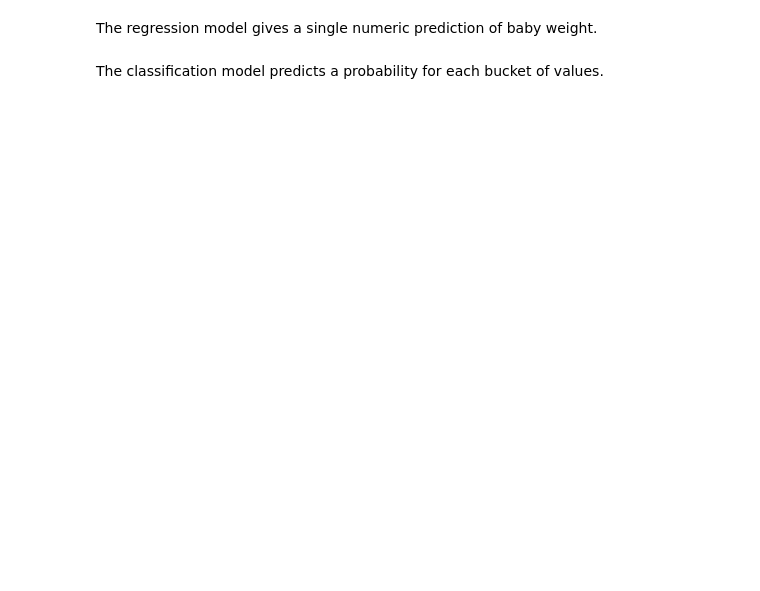
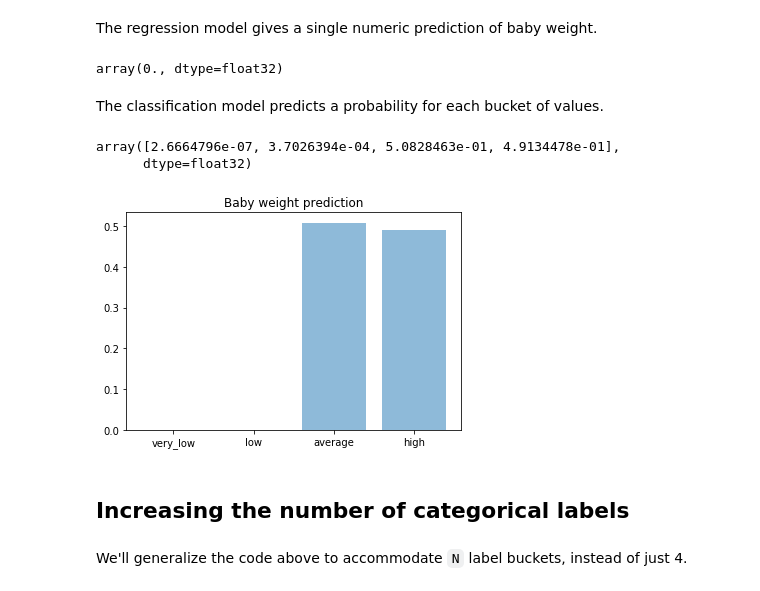
Before and after one commit to heena3443/TinkerWithAI_Git, a Jupyter notebook: Tutorial1.ipynb, the cells around one changed output. Cells and saved outputs as stored; diff of their text form; code cells hidden in the pictures; blank space fills up the shorter version.

```diff
--- a/Tutorial1.ipynb
+++ b/Tutorial1.ipynb
@@ -107,3 +122,5 @@ df = pd.read_csv("./data/babyweight_train.csv")
+# %%
+df = pd.read_csv("babyweight_train.csv")
 # %% [markdown]
 We'll use the same features for both models. But we need to create a categorical weight label for the classification model.
 # %%
@@ -234,0 +241,6 @@ First, train the classification model and examine the validation accuracy.
+# %%
+# train the classifcation model
+cls_model.fit(cls_train_data.batch(50), epochs=1)
+
+val_loss, val_accuracy = cls_model.evaluate(cls_valid_data.batch(X_valid.shape[0]))
+print("Validation accuracy for classifcation model: {}".format(val_accuracy))
@@ -285,2 +265,12 @@ The regression model gives a single numeric prediction of baby weight.
+# %%
+preds = reg_model.predict(x={"gestation_weeks": tf.convert_to_tensor([38]),
+                             "is_male": tf.convert_to_tensor(["True"]),
+                             "mother_age": tf.convert_to_tensor([28]),
+                             "mother_race": tf.convert_to_tensor(["1.0"]),
+                             "plurality": tf.convert_to_tensor(["Single(1)"])},
+                          steps=1).squeeze()
+preds
+# %% [output]
+array(0., dtype=float32)
 # %% [markdown]
 The classification model predicts a probability for each bucket of values.
@@ -357,0 +277,27 @@ The classification model predicts a probability for each bucket of values.
+# %%
+preds = cls_model.predict(x={"gestation_weeks": tf.convert_to_tensor([38]),
+                             "is_male": tf.convert_to_tensor(["True"]),
+                             "mother_age": tf.convert_to_tensor([28]),
+                             "mother_race": tf.convert_to_tensor(["1.0"]),
+                             "plurality": tf.convert_to_tensor(["Single(1)"])},
+                          steps=1).squeeze()
+preds
+# %% [output]
+array([2.6664796e-07, 3.7026394e-04, 5.0828463e-01, 4.9134478e-01],
+      dtype=float32)
+# %%
+objects = ('very_low', 'low', 'average', 'high')
+y_pos = np.arange(len(objects))
+predictions = list(preds)
+
+plt.bar(y_pos, predictions, align='center', alpha=0.5)
+plt.xticks(y_pos, objects)
+plt.title('Baby weight prediction')
+
+plt.show()
+# %% [output]
+[figure, added]
+# %% [markdown]
+## Increasing the number of  categorical labels
+# %% [markdown]
+We'll generalize the code above to accommodate `N` label buckets, instead of just 4.
```
Also changed, not shown: parts of 37 cells of this notebook.
